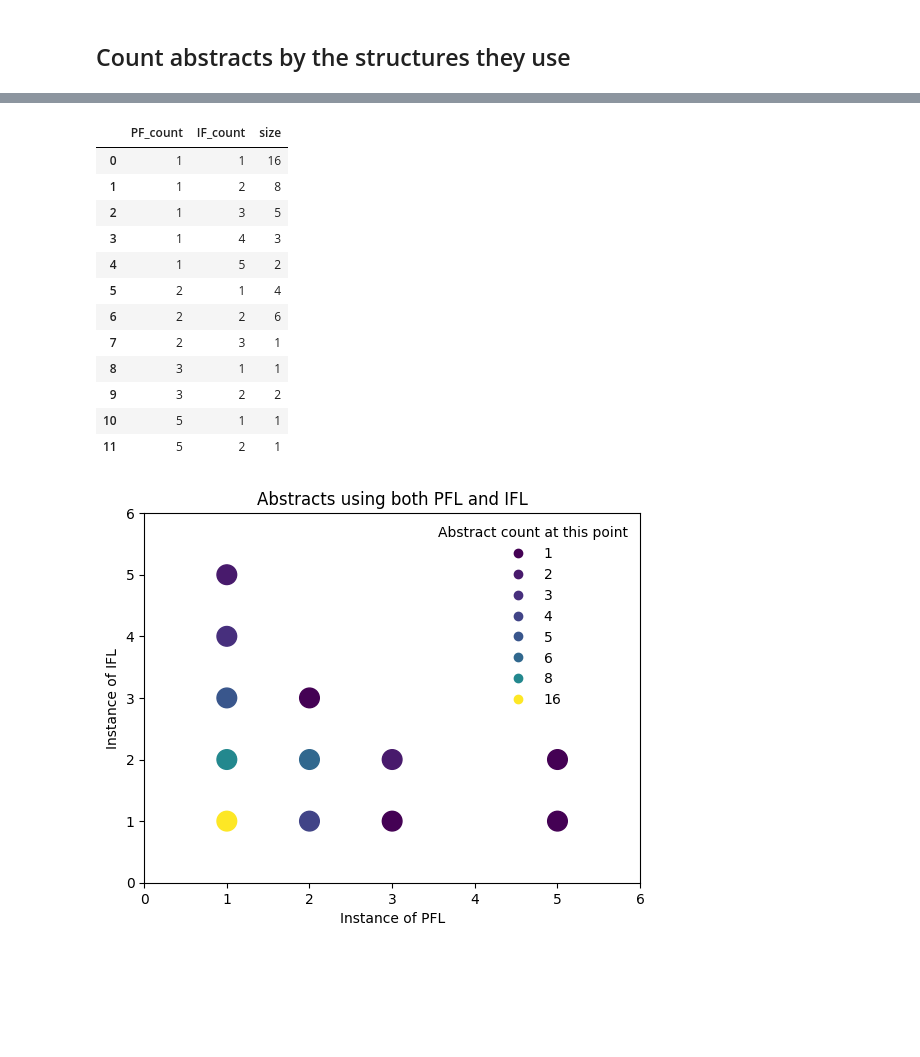
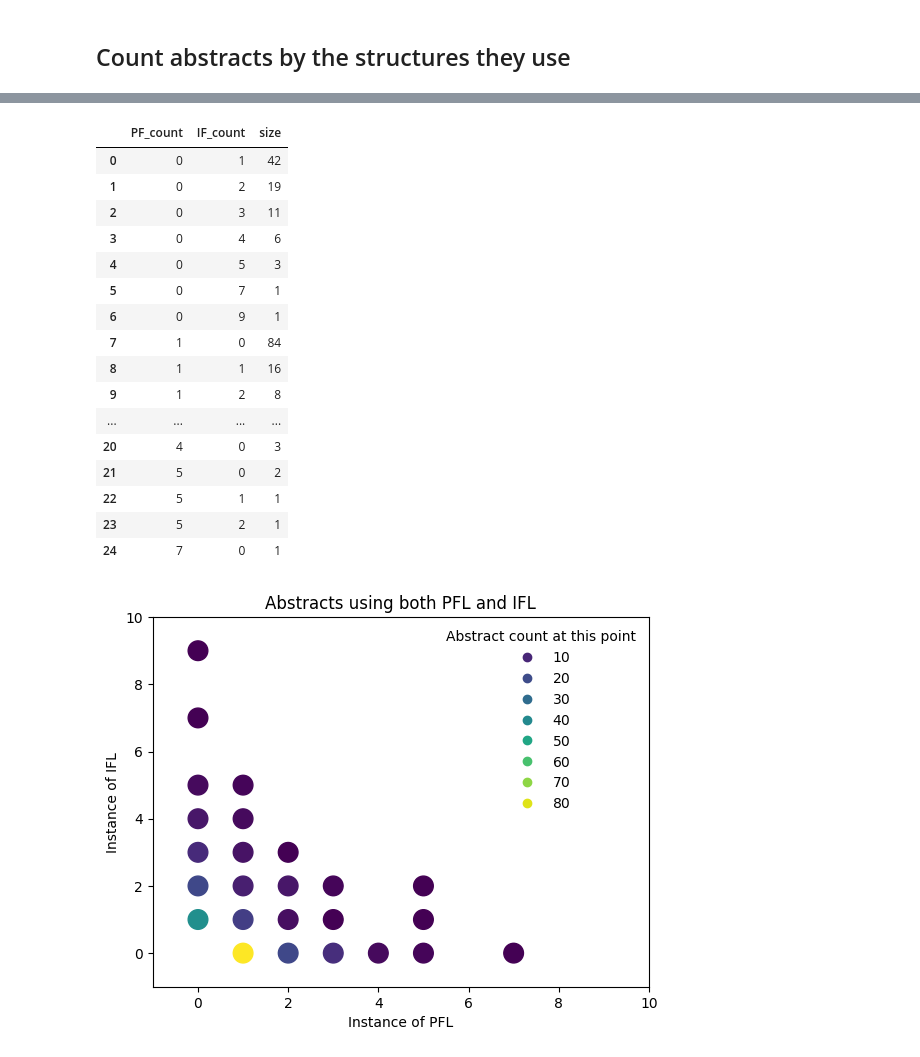
Before and after one commit to UKDataServiceOpen/Person_Identy_First_Language, a Jupyter notebook: 2023_Second_analysis/code/3_Pattern_matching.ipynb, the cells around one changed output, grey strips where cells are left out. Drawn from its saved outputs; the diff is of its cells as text; code cells hidden in the pictures; blank space fills up the shorter version.

```diff
--- a/2023_Second_analysis/code/3_Pattern_matching.ipynb
+++ b/2023_Second_analysis/code/3_Pattern_matching.ipynb
@@ -712,8 +622,8 @@ print(list(title.columns))
 title = title.rename(columns={'Person-first': 'PF_count',
                               'Identity-first': 'IF_count'})                 # rename column names according to source dict
 
-title = title[(title['PF_count'] > 0)                                        # remove the rows without at least one PFL
-                            & (title['IF_count'] > 0)]                       # and one IFL
+#title = title[(title['PF_count'] > 0)                                  # OPTIONAL - uncomment these 2 lines to
+#                            & (title['IF_count'] > 0)]                 # select only the abstracts that contain both patterns
 
 print(len(title))                                                            # Print how many titles have at least one of each
 # %% [output]
@@ -781,33 +668,37 @@ co_occurence_counts = title.groupby(by=['PF_count', 'IF_count']).size().to_frame
 co_occurence_counts
 # %% [output]
 |  | PF_count | IF_count | size |
-| 0 | 1 | 1 | 16 |
-| 1 | 1 | 2 | 8 |
-| 2 | 1 | 3 | 5 |
-| 3 | 1 | 4 | 3 |
-| 4 | 1 | 5 | 2 |
-| 5 | 2 | 1 | 4 |
-| 6 | 2 | 2 | 6 |
-| 7 | 2 | 3 | 1 |
-| 8 | 3 | 1 | 1 |
-| 9 | 3 | 2 | 2 |
-| 10 | 5 | 1 | 1 |
-| 11 | 5 | 2 | 1 |
+| 0 | 0 | 1 | 42 |
+| 1 | 0 | 2 | 19 |
+| 2 | 0 | 3 | 11 |
+| 3 | 0 | 4 | 6 |
+| 4 | 0 | 5 | 3 |
+| 5 | 0 | 7 | 1 |
+| 6 | 0 | 9 | 1 |
+| 7 | 1 | 0 | 84 |
+| 8 | 1 | 1 | 16 |
+| 9 | 1 | 2 | 8 |
+| ... | ... | ... | ... |
+| 20 | 4 | 0 | 3 |
+| 21 | 5 | 0 | 2 |
+| 22 | 5 | 1 | 1 |
+| 23 | 5 | 2 | 1 |
+| 24 | 7 | 0 | 1 |
 # %%
 output = plt.scatter(x=co_occurence_counts['PF_count'],
                      y=co_occurence_counts['IF_count'],
                      c=co_occurence_counts['size'],
                      s=200)
 plt.ylabel("Instance of IFL")
 plt.xlabel("Instance of PFL")
 plt.title("Abstracts using both PFL and IFL")
-plt.ylim(0, 6)
-plt.xlim(0, 6)
+plt.ylim([-1, 10])
+plt.xlim([-1, 10])
 
 handles, labels = output.legend_elements(prop="colors", alpha=1)
 plt.legend(handles, labels, loc="upper right", title="Abstract count at this point", frameon=False)
 plt.show()
 
 # right click on the plot to save it
 # %% [output]
-[figure, old version]
+[figure, new version]
```
Also changed, not shown: parts of 20 cells of this notebook, 1 other file.
